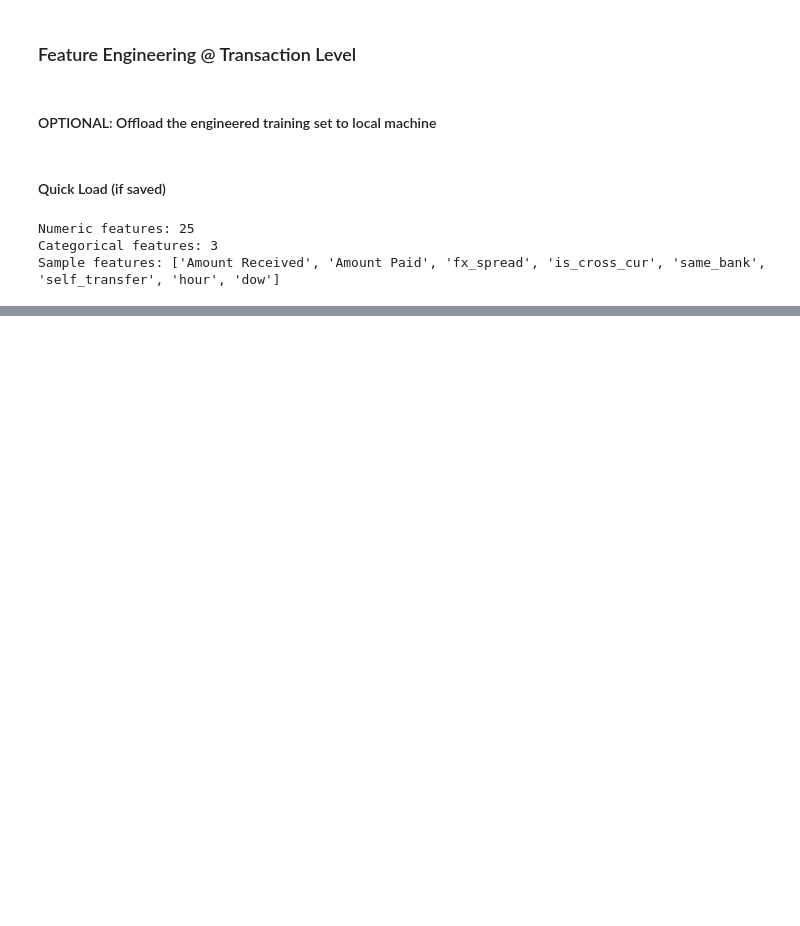
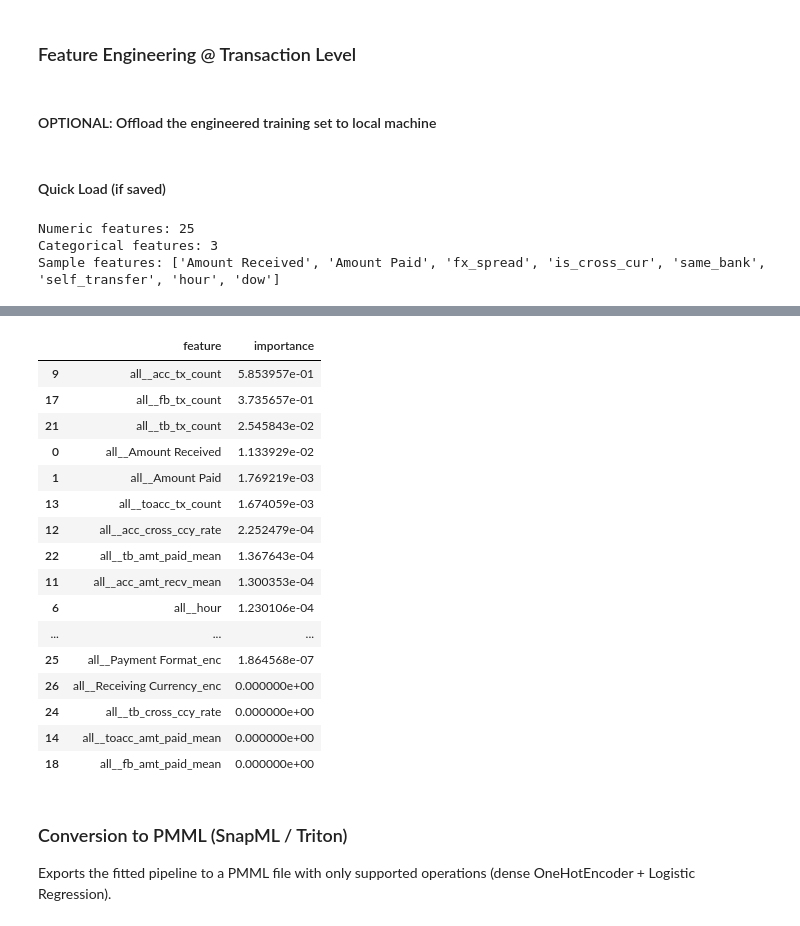
Before and after one commit to JustinPrograms/GuardianAML, a Jupyter notebook: AIModel/training-pmml.ipynb, the cells around one changed output, grey strips where cells are left out. Drawn from its saved outputs; the diff is of its cells as text; code cells hidden in the pictures; blank space fills up the shorter version.

```diff
--- a/AIModel/training-pmml.ipynb
+++ b/AIModel/training-pmml.ipynb
@@ -317,13 +218,0 @@ NameError: name 'pd' is not defined
-# %%
-# Feature importance
-final_est = model[-1]
-try:
-    fe_names = model[0].get_feature_names_out()
-except Exception:
-    fe_names = [f'f{i}' for i in range(model[0].transform(X_test).shape[1])]
-
-importances = final_est.feature_importances_
-imp = (pd.DataFrame({'feature': fe_names, 'importance': importances})
-            .sort_values('importance', ascending=False)
-            .head(20))
-display(imp)
@@ -342,0 +322,45 @@ PMML model saved to: ../Models/pipeline_lightgbm_2025-11-29-11-35-32.pmml
+# %%
+# Feature importance / coefficients
+pre = pmml_pipeline.named_steps['preprocess']
+clf = pmml_pipeline.named_steps['classifier']
+try:
+    fe_names = pre.get_feature_names_out()
+except Exception:
+    transformed = pre.transform(X_test)
+    fe_names = [f'f{i}' for i in range(transformed.shape[1])]
+
+if hasattr(clf, 'coef_'):
+    importances = np.abs(clf.coef_[0])
+elif hasattr(clf, 'feature_importances_'):
+    importances = clf.feature_importances_
+else:
+    importances = None
+
+if importances is not None:
+    imp = (pd.DataFrame({'feature': fe_names, 'importance': importances})
+              .sort_values('importance', ascending=False)
+              .head(20))
+    display(imp)
+else:
+    print('Estimator does not expose coefficients/feature_importances_')
+# %% [output]
+|  | feature | importance |
+| 9 | all__acc_tx_count | 5.853957e-01 |
+| 17 | all__fb_tx_count | 3.735657e-01 |
+| 21 | all__tb_tx_count | 2.545843e-02 |
+| 0 | all__Amount Received | 1.133929e-02 |
+| 1 | all__Amount Paid | 1.769219e-03 |
+| 13 | all__toacc_tx_count | 1.674059e-03 |
+| 12 | all__acc_cross_ccy_rate | 2.252479e-04 |
+| 22 | all__tb_amt_paid_mean | 1.367643e-04 |
+| 11 | all__acc_amt_recv_mean | 1.300353e-04 |
+| 6 | all__hour | 1.230106e-04 |
+| ... | ... | ... |
+| 25 | all__Payment Format_enc | 1.864568e-07 |
+| 26 | all__Receiving Currency_enc | 0.000000e+00 |
+| 24 | all__tb_cross_ccy_rate | 0.000000e+00 |
+| 14 | all__toacc_amt_paid_mean | 0.000000e+00 |
+| 18 | all__fb_amt_paid_mean | 0.000000e+00 |
+# %% [markdown]
+### Conversion to PMML (SnapML / Triton)
+Exports the fitted pipeline to a PMML file with only supported operations (dense OneHotEncoder + Logistic Regression).
```
Also changed, not shown: parts of 19 cells of this notebook, 13 other files.
